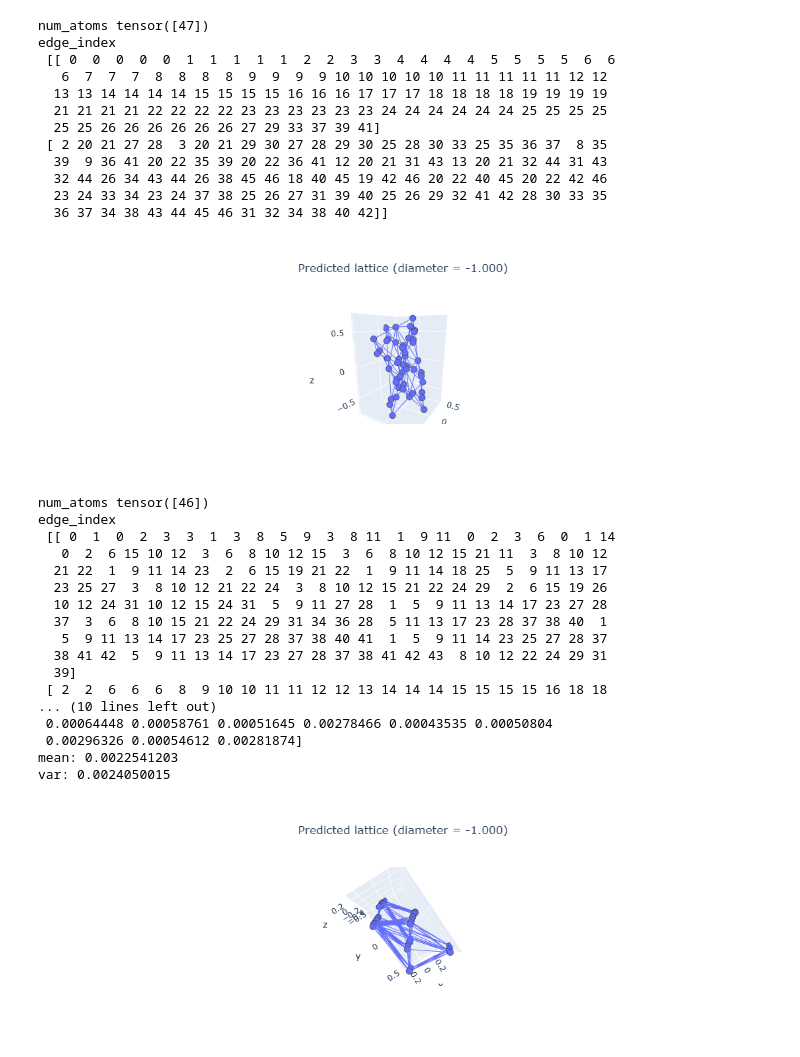
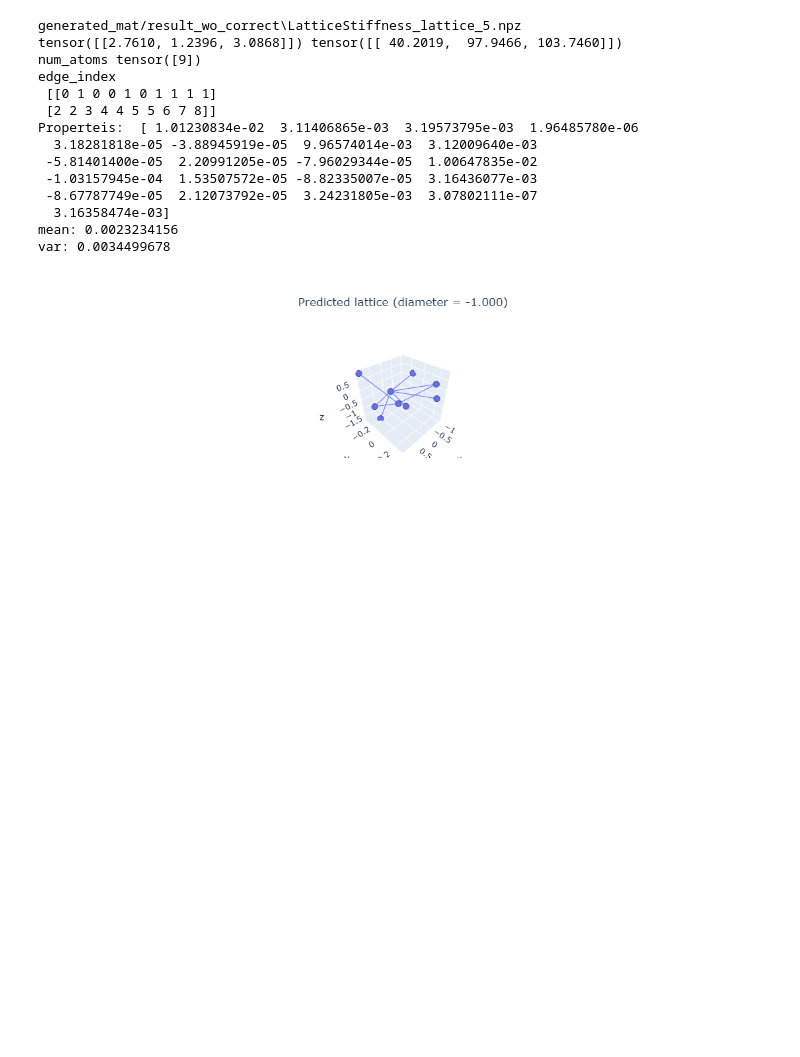
Before and after one commit to cjpcool/MetaMatGen, a Jupyter notebook: vis_gen_lattice.ipynb, the cells around one changed output. Cells and saved outputs as stored; diff of their text form; code cells hidden in the pictures; blank space fills up the shorter version.

```diff
--- a/vis_gen_lattice.ipynb
+++ b/vis_gen_lattice.ipynb
@@ -64,37 +212,21 @@ edge_index
 # %%
-path = 'recon_mat/step50_'
-name = 'LatticeStiffness_lattice_0.npz'
-plot_origin_lattice_from_path(path,name)
+path = 'generated_mat/result_wo_correct'
+name = 'LatticeStiffness_lattice_5.npz'
+# plot_origin_lattice_from_path(path,name)
 plot_lattice_from_path(path, name)
 # %% [output]
-num_atoms tensor([47])
+generated_mat/result_wo_correct\LatticeStiffness_lattice_5.npz
+tensor([[2.7610, 1.2396, 3.0868]]) tensor([[ 40.2019,  97.9466, 103.7460]])
+num_atoms tensor([9])
 edge_index
- [[ 0  0  0  0  0  1  1  1  1  1  2  2  3  3  4  4  4  4  5  5  5  5  6  6
-   6  7  7  7  8  8  8  8  9  9  9  9 10 10 10 10 10 11 11 11 11 11 12 12
-  13 13 14 14 14 14 15 15 15 15 16 16 16 17 17 17 18 18 18 18 19 19 19 19
-  21 21 21 21 22 22 22 22 23 23 23 23 23 23 24 24 24 24 24 24 25 25 25 25
-  25 25 26 26 26 26 26 26 27 29 33 37 39 41]
- [ 2 20 21 27 28  3 20 21 29 30 27 28 29 30 25 28 30 33 25 35 36 37  8 35
-  39  9 36 41 20 22 35 39 20 22 36 41 12 20 21 31 43 13 20 21 32 44 31 43
-  32 44 26 34 43 44 26 38 45 46 18 40 45 19 42 46 20 22 40 45 20 22 42 46
-  23 24 33 34 23 24 37 38 25 26 27 31 39 40 25 26 29 32 41 42 28 30 33 35
-  36 37 34 38 43 44 45 46 31 32 34 38 40 42]]
+ [[0 1 0 0 1 0 1 1 1 1]
+ [2 2 3 4 4 5 5 6 7 8]]
+Properteis:  [ 1.01230834e-02  3.11406865e-03  3.19573795e-03  1.96485780e-06
+  3.18281818e-05 -3.88945919e-05  9.96574014e-03  3.12009640e-03
+ -5.81401400e-05  2.20991205e-05 -7.96029344e-05  1.00647835e-02
+ -1.03157945e-04  1.53507572e-05 -8.82335007e-05  3.16436077e-03
+ -8.67787749e-05  2.12073792e-05  3.24231805e-03  3.07802111e-07
+  3.16358474e-03]
+mean: 0.0023234156
+var: 0.0034499678
-[figure, old version]
+[figure, new version]
-num_atoms tensor([46])
-edge_index
- [[ 0  1  0  2  3  3  1  3  8  5  9  3  8 11  1  9 11  0  2  3  6  0  1 14
-   0  2  6 15 10 12  3  6  8 10 12 15  3  6  8 10 12 15 21 11  3  8 10 12
-  21 22  1  9 11 14 23  2  6 15 19 21 22  1  9 11 14 18 25  5  9 11 13 17
-  23 25 27  3  8 10 12 21 22 24  3  8 10 12 15 21 22 24 29  2  6 15 19 26
-  10 12 24 31 10 12 15 24 31  5  9 11 27 28  1  5  9 11 13 14 17 23 27 28
-  37  3  6  8 10 15 21 22 24 29 31 34 36 28  5 11 13 17 23 28 37 38 40  1
-   5  9 11 13 14 17 23 25 27 28 37 38 40 41  1  5  9 11 14 23 25 27 28 37
-  38 41 42  5  9 11 13 14 17 23 27 28 37 38 41 42 43  8 10 12 22 24 29 31
-  39]
- [ 2  2  6  6  6  8  9 10 10 11 11 12 12 13 14 14 14 15 15 15 15 16 18 18
-... (10 lines left out)
- 0.00064448 0.00058761 0.00051645 0.00278466 0.00043535 0.00050804
- 0.00296326 0.00054612 0.00281874]
-mean: 0.0022541203
-var: 0.0024050015
-[figure, removed]
```
Also changed, not shown: parts of 13 cells of this notebook, 6 other files.
